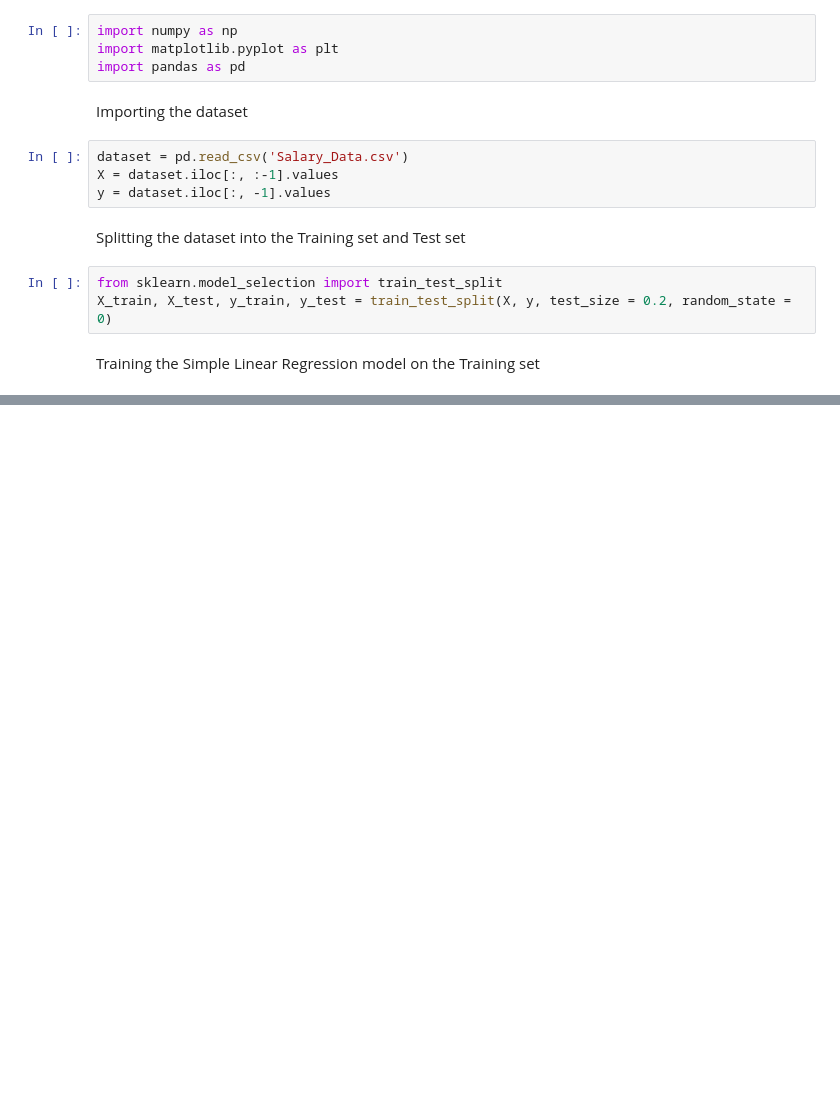
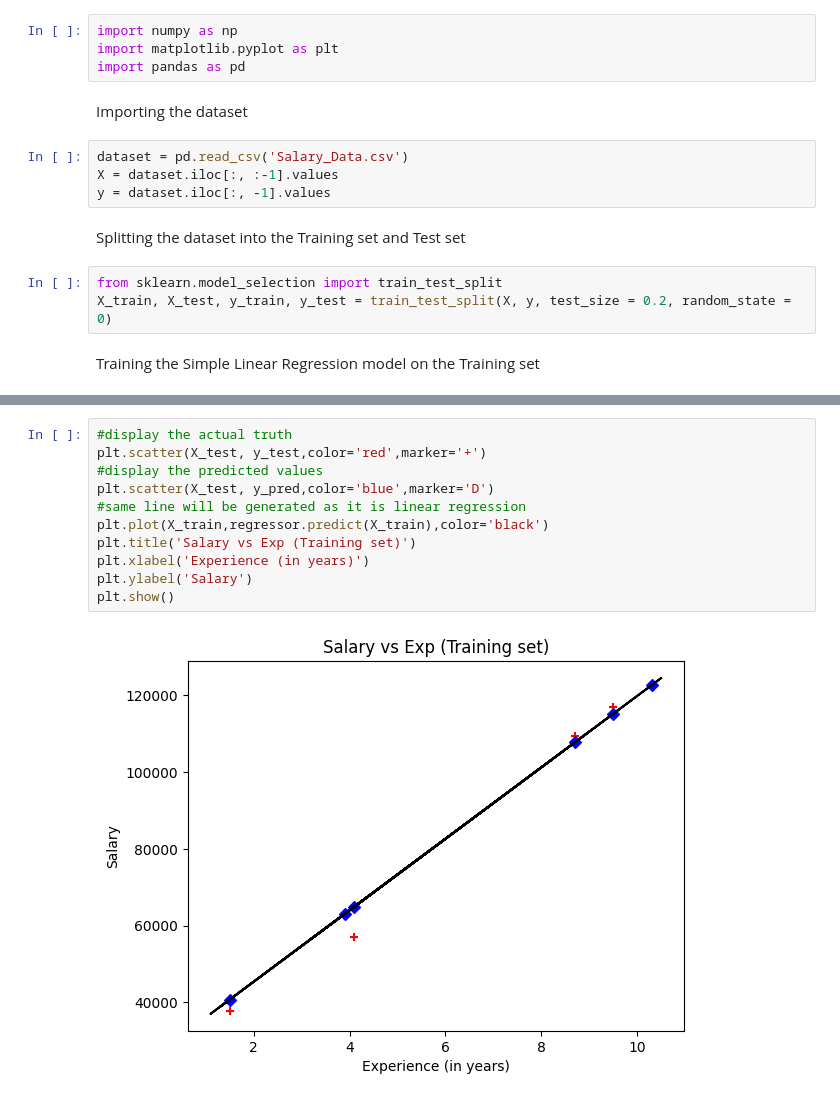
Before and after one commit to Chirag4904/Machine-Learning, a Jupyter notebook: Part 2 (Regression)/Linear Regression/Linear-Regression.ipynb, the cells around one changed output, grey strips where cells are left out. Cells and saved outputs as stored; diff of their text form; blank space fills up the shorter version.

```diff
--- a/Part 2 (Regression)/Linear Regression/Linear-Regression.ipynb
+++ b/Part 2 (Regression)/Linear Regression/Linear-Regression.ipynb
@@ -23,0 +41,13 @@ regressor.fit(X_train, y_train)
+# %%
+#display the actual truth
+plt.scatter(X_test, y_test,color='red',marker='+')
+#display the predicted values
+plt.scatter(X_test, y_pred,color='blue',marker='D')
+#same line will be generated as it is linear regression
+plt.plot(X_train,regressor.predict(X_train),color='black')
+plt.title('Salary vs Exp (Training set)')
+plt.xlabel('Experience (in years)')
+plt.ylabel('Salary')
+plt.show()
+# %% [output]
+[figure, added]
```
Also changed, not shown: parts of 5 cells of this notebook.
